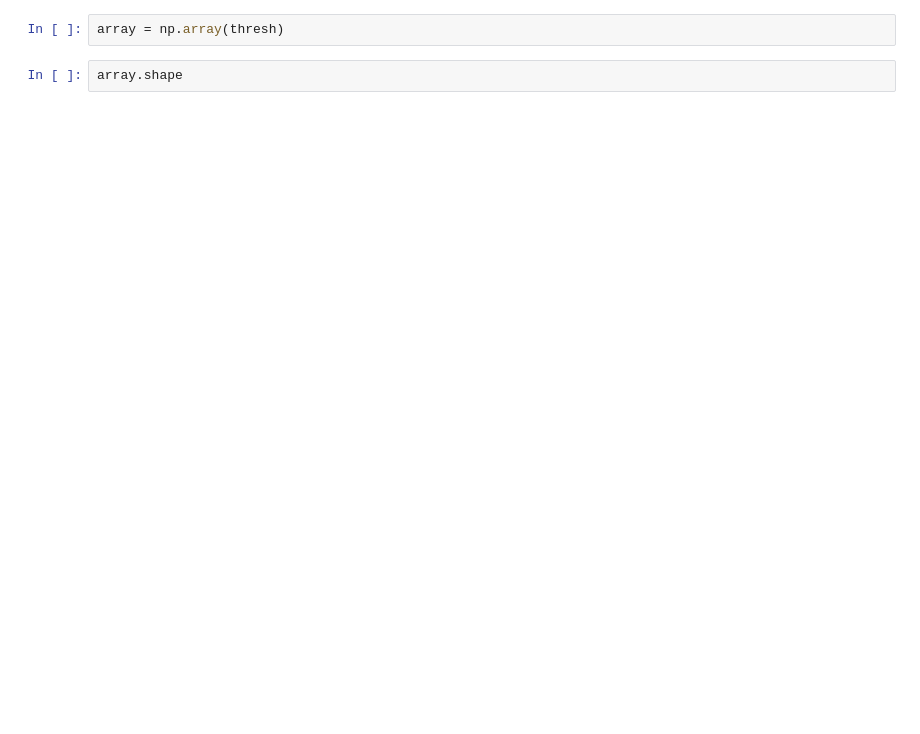
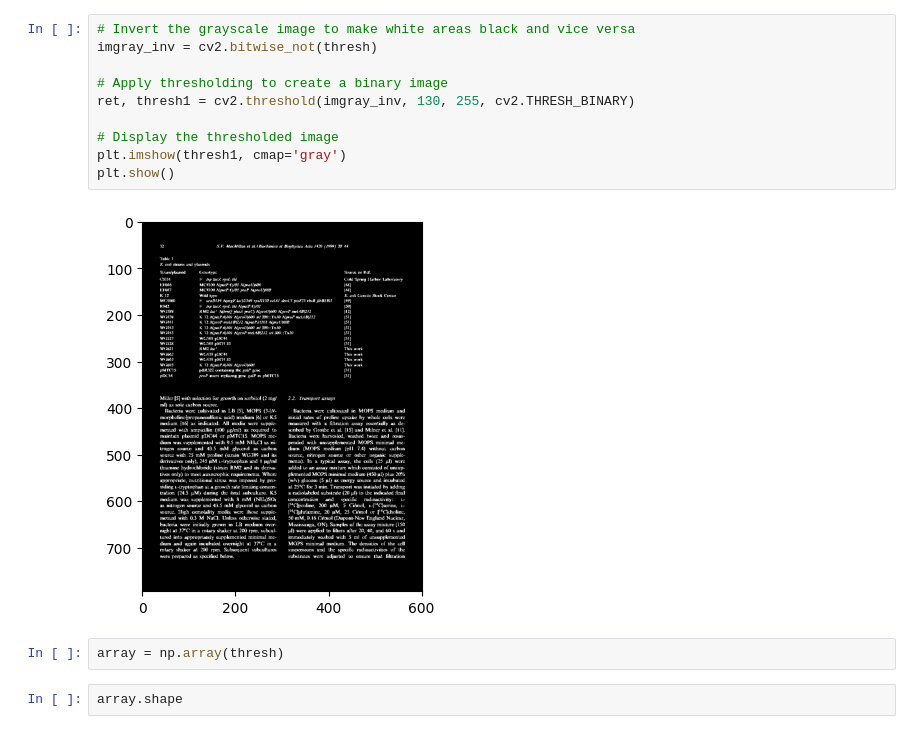
Before and after one commit to sushprova/Figure-Extraction, a Jupyter notebook: Line_gap.ipynb, the cells around one changed output. Drawn from its saved outputs; the diff is of its cells as text; blank space fills up the shorter version.

```diff
--- a/Line_gap.ipynb
+++ b/Line_gap.ipynb
@@ -15,3 +19,15 @@ plt.show()
+# %%
+# Invert the grayscale image to make white areas black and vice versa
+imgray_inv = cv2.bitwise_not(thresh)
+
+# Apply thresholding to create a binary image
+ret, thresh1 = cv2.threshold(imgray_inv, 130, 255, cv2.THRESH_BINARY)
+
+# Display the thresholded image
+plt.imshow(thresh1, cmap='gray')
+plt.show()
+# %% [output]
+[figure, added]
 # %%
 array = np.array(thresh)
 # %%
```
Also changed, not shown: parts of 16 cells of this notebook.
